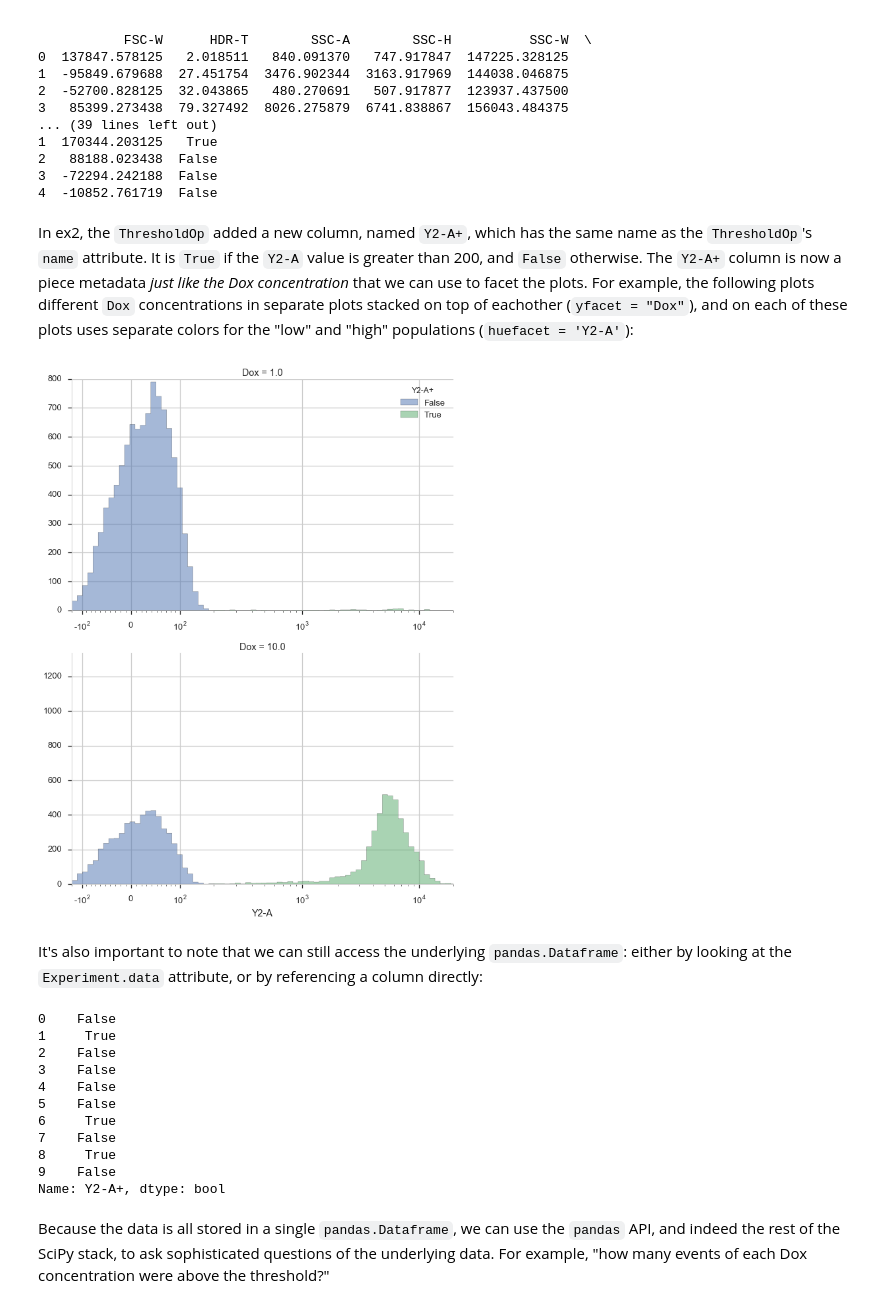
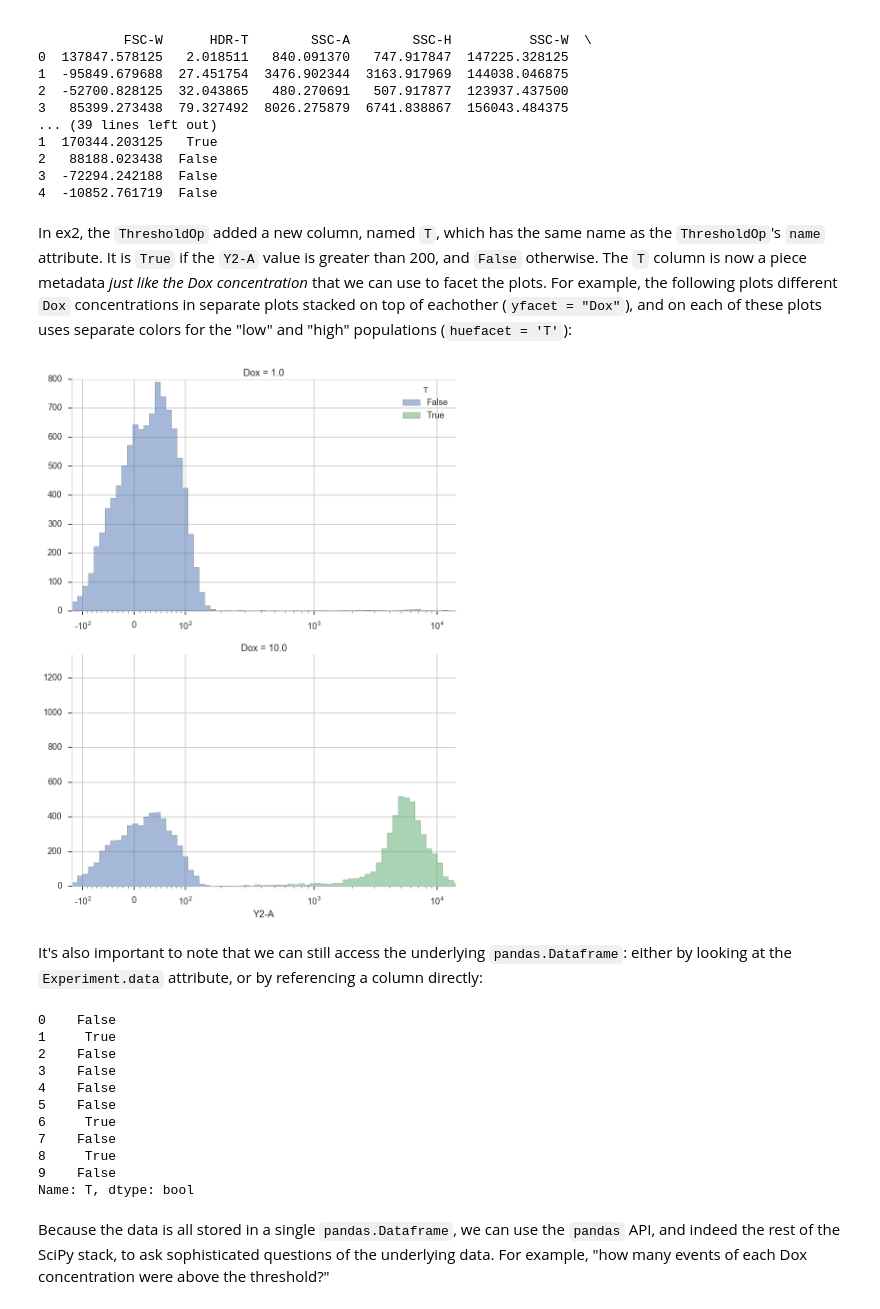
Before and after one commit to cytoflow/cytoflow, a Jupyter notebook: docs/examples-basic/Basic Cytometry.ipynb, the cells around one changed output. Saved outputs shown, nothing was run; the diff lists cells and outputs as text; code cells hidden in the pictures.

Commit message:
Updated basic example notebook.

```diff
--- a/docs/examples-basic/Basic Cytometry.ipynb
+++ b/docs/examples-basic/Basic Cytometry.ipynb
@@ -78,7 +78,7 @@ flow.HistogramView(name = "Histogram view",
 # %% [markdown]
 So, there's a clear difference between these tubes: one has a substantial population above about ~200 in the Y2-A, and the other doesn't.  What's the proportion of "high" cells?  Let's gate out the "high" population using a `ThresholdOp`.
 # %%
-thresh = flow.ThresholdOp(name = "Y2-A+",
+thresh = flow.ThresholdOp(name = "T",
                           channel = "Y2-A",
                           threshold = 200)
 
@@ -110,19 +110,19 @@ print ex2.data.head()
 3  -72294.242188  False
 4  -10852.761719  False
 # %% [markdown]
-In ex2, the `ThresholdOp` added a new column, named `Y2-A+`, which has the same name as the `ThresholdOp`'s `name` attribute.  It is `True` if the `Y2-A` value is greater than 200, and `False` otherwise.  The `Y2-A+` column is now a piece metadata *just like the Dox concentration* that we can use to facet the plots.  For example, the following plots different `Dox` concentrations in separate plots stacked on top of eachother (`yfacet = "Dox"`), and on each of these plots uses separate colors for the "low" and "high" populations (`huefacet = 'Y2-A'`):
+In ex2, the `ThresholdOp` added a new column, named `T`, which has the same name as the `ThresholdOp`'s `name` attribute.  It is `True` if the `Y2-A` value is greater than 200, and `False` otherwise.  The `T` column is now a piece metadata *just like the Dox concentration* that we can use to facet the plots.  For example, the following plots different `Dox` concentrations in separate plots stacked on top of eachother (`yfacet = "Dox"`), and on each of these plots uses separate colors for the "low" and "high" populations (`huefacet = 'T'`):
 # %%
 flow.HistogramView(name = "Histogram view",
                    channel = "Y2-A",
                    scale = "logicle",
                    yfacet = "Dox",
-                   huefacet = 'Y2-A+').plot(ex2)
+                   huefacet = 'T').plot(ex2)
 # %% [output]
-[figure, old version]
+[figure, new version]
 # %% [markdown]
 It's also important to note that we can still access the underlying `pandas.Dataframe`: either by looking at the `Experiment.data` attribute, or by referencing a column directly:
 # %%
-print ex2["Y2-A+"][0:10]
+print ex2["T"][0:10]
 # %% [output]
 0    False
 1     True
@@ -134,7 +134,7 @@ print ex2["Y2-A+"][0:10]
 7    False
 8     True
 9    False
-Name: Y2-A+, dtype: bool
+Name: T, dtype: bool
 # %% [markdown]
 Because the data is all stored in a single `pandas.Dataframe`, we can use the `pandas` API, and indeed the rest of the SciPy stack, to ask sophisticated questions of the underlying data.  For example, "how many events of each Dox concentration were above the threshold?"
 # %%
```
Also changed, not shown: parts of 9 cells of this notebook.
